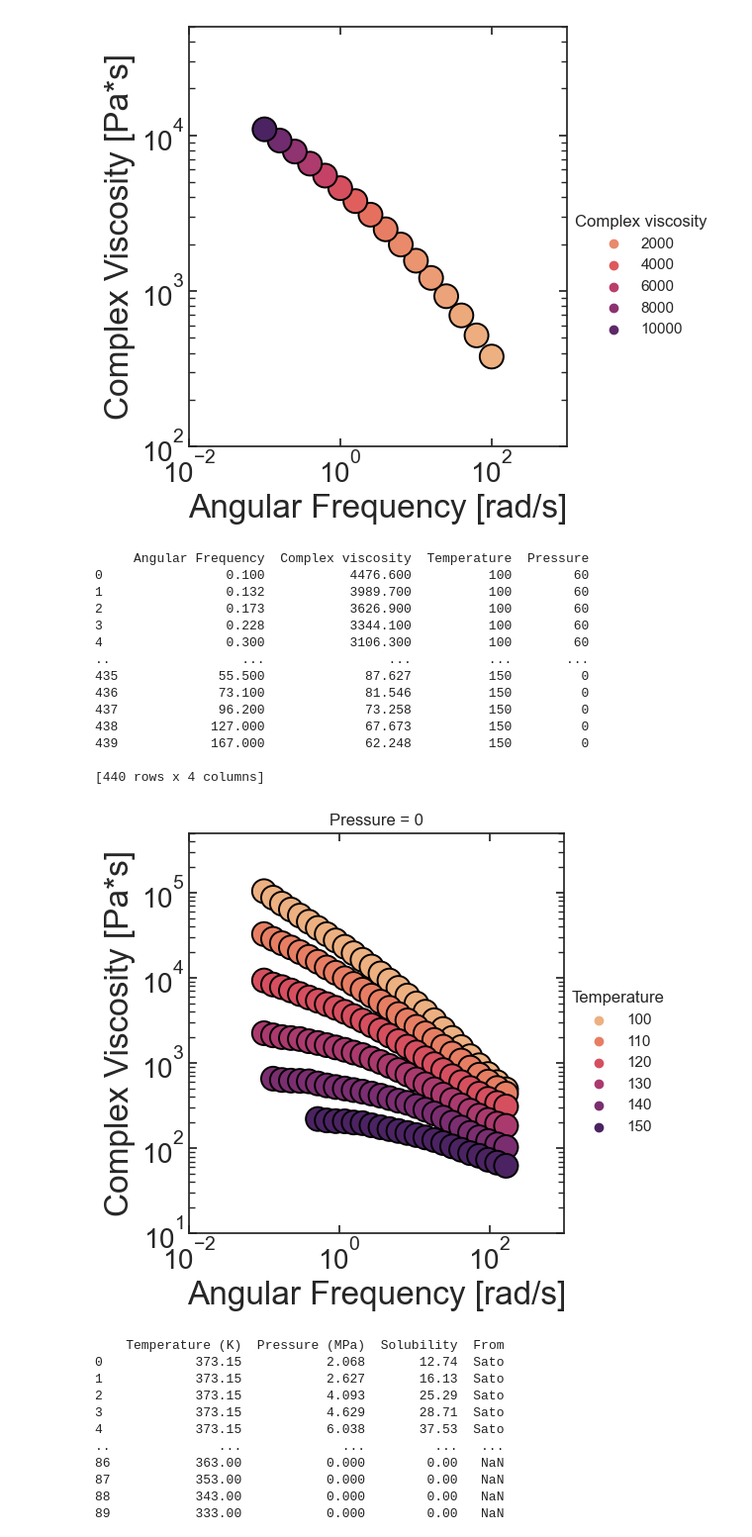
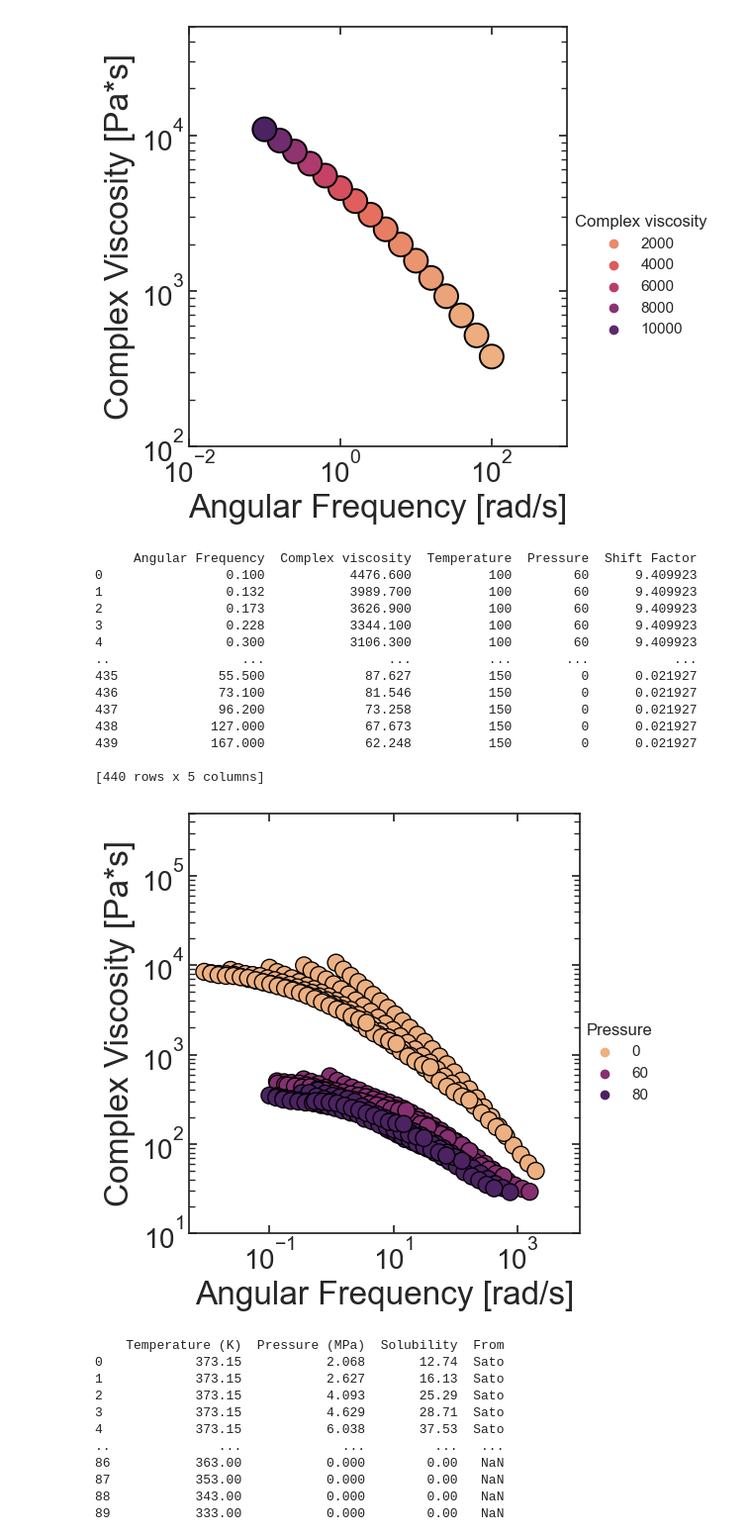
Before and after one commit to khperera/Co2-HighpressureRHEO, a Jupyter notebook: Co2.ipynb, the cells around one changed output. Shown at 99% size. Drawn from its saved outputs; the diff is of its cells as text; code cells hidden in the pictures.

Commit message:
Update to include new shift factors

```diff
--- a/Co2.ipynb
+++ b/Co2.ipynb
@@ -285,52 +285,54 @@ from scipy.optimize import curve_fit
 
 
 path = "I:\My Drive\Research\OtherProjects\HiPressure/ML/SteadyStateDataPS/CombinedDataPS.xlsx"
 DataForPSRheo = pd.read_excel(path, header = [0])
 print(DataForPSRheo)
 
-DataForPSRheo = DataForPSRheo.drop(DataForPSRheo[(DataForPSRheo['Pressure'] == 60 ) ].index)
-DataForPSRheo = DataForPSRheo.drop(DataForPSRheo[(DataForPSRheo['Pressure'] == 80 ) ].index)
+#DataForPSRheo = DataForPSRheo.drop(DataForPSRheo[(DataForPSRheo['Pressure'] == 60 ) ].index)
+#DataForPSRheo = DataForPSRheo.drop(DataForPSRheo[(DataForPSRheo['Pressure'] == 80 ) ].index)
 
+DataForPSRheo["FreqShift"] = DataForPSRheo["Angular Frequency"]*DataForPSRheo["Shift Factor"]
+DataForPSRheo["ViscShift"] = DataForPSRheo["Complex viscosity"]*120/(DataForPSRheo["Shift Factor"]*DataForPSRheo["Temperature"])
 initVals = [1,1]
 
 
 
 
 
 
 
 a1 = sns.relplot(
-    data=DataForPSRheo, kind = "scatter", hue = "Temperature", col = "Pressure",
-    x="Angular Frequency", y="Complex viscosity",    palette = "flare",facet_kws=dict(despine=False), s = 300, edgecolor = "black"
+    data=DataForPSRheo, kind = "scatter", hue = "Pressure", #col = "Pressure",
+    x="FreqShift", y="ViscShift",    palette = "flare",facet_kws=dict(despine=False), s = 150, edgecolor = "black"
     );
 a1.set(ylim=(10,500000))
-a1.set(xlim=(0.01,1000))
+a1.set(xlim=(0.005,10000))
 a1.set_axis_labels( "Angular Frequency [rad/s]", "Complex Viscosity [Pa*s]" ,fontsize = 24)
 for ax in a1.axes.ravel():
 
         ax.tick_params(which="both", right=True, labelsize = 20)
         ax.tick_params(which="both", top=True)
         ax.tick_params(which = "both",left=True, labelsize = 20)
 
 a1.set(yscale="log", xscale = "log")
 plt.show()
 a1.savefig("I:/My Drive/Research/OtherProjects/HiPressure/RawFigs/PressureViscosity.png", dpi = 800)
 # %% [output]
-     Angular Frequency  Complex viscosity  Temperature  Pressure
-0                0.100           4476.600          100        60
-1                0.132           3989.700          100        60
-2                0.173           3626.900          100        60
-3                0.228           3344.100          100        60
-4                0.300           3106.300          100        60
-..                 ...                ...          ...       ...
-435             55.500             87.627          150         0
-436             73.100             81.546          150         0
-437             96.200             73.258          150         0
-438            127.000             67.673          150         0
-439            167.000             62.248          150         0
+     Angular Frequency  Complex viscosity  Temperature  Pressure  Shift Factor
+0                0.100           4476.600          100        60      9.409923
+1                0.132           3989.700          100        60      9.409923
+2                0.173           3626.900          100        60      9.409923
+3                0.228           3344.100          100        60      9.409923
+4                0.300           3106.300          100        60      9.409923
+..                 ...                ...          ...       ...           ...
+435             55.500             87.627          150         0      0.021927
+436             73.100             81.546          150         0      0.021927
+437             96.200             73.258          150         0      0.021927
+438            127.000             67.673          150         0      0.021927
+439            167.000             62.248          150         0      0.021927
 
-[440 rows x 4 columns]
+[440 rows x 5 columns]
-[figure, old version]
+[figure, new version]
 # %%
 #analyzing CO2 data
 
```
